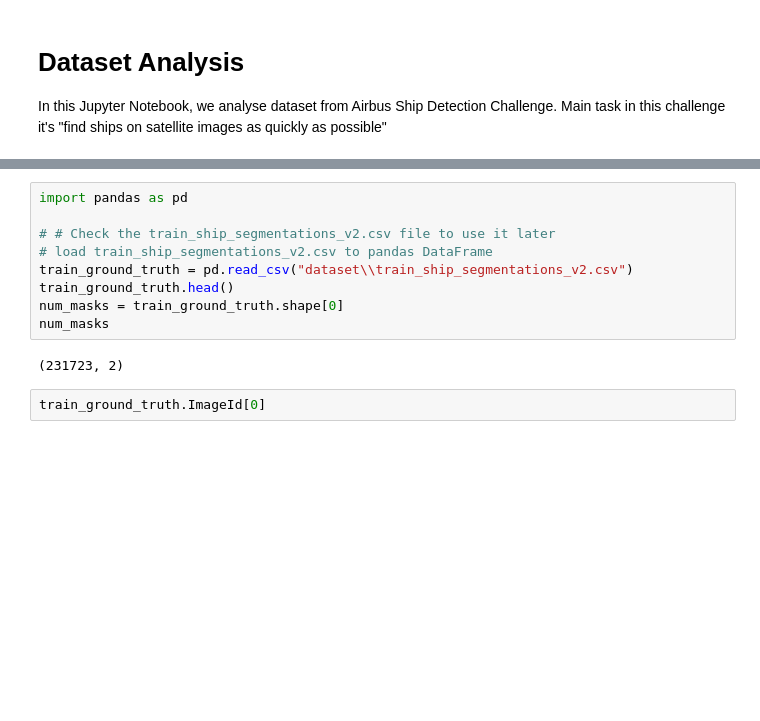
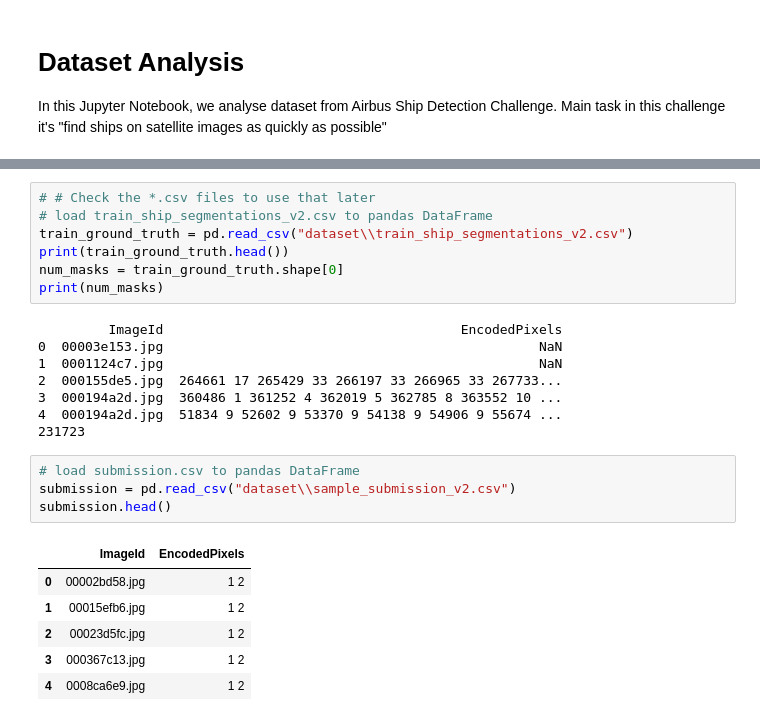
Before and after one commit to lytmercy/asd_challenge, a Jupyter notebook: dataset_analysis.ipynb, the cells around one changed output, grey strips where cells are left out. Drawn from its saved outputs; the diff is of its cells as text; blank space fills up the shorter version.

Commit message:
Finished data analysis in Jupyter Notebook.

```diff
--- a/dataset_analysis.ipynb
+++ b/dataset_analysis.ipynb
@@ -50,15 +99,28 @@ img/255.
 # %%
-import pandas as pd
-
-# # Check the train_ship_segmentations_v2.csv file to use it later
+# # Check the *.csv files to use that later
 # load train_ship_segmentations_v2.csv to pandas DataFrame
 train_ground_truth = pd.read_csv("dataset\\train_ship_segmentations_v2.csv")
-train_ground_truth.head()
+print(train_ground_truth.head())
 num_masks = train_ground_truth.shape[0]
-num_masks
+print(num_masks)
 # %% [output]
-(231723, 2)
+         ImageId                                      EncodedPixels
+0  00003e153.jpg                                                NaN
+1  0001124c7.jpg                                                NaN
+2  000155de5.jpg  264661 17 265429 33 266197 33 266965 33 267733...
+3  000194a2d.jpg  360486 1 361252 4 362019 5 362785 8 363552 10 ...
+4  000194a2d.jpg  51834 9 52602 9 53370 9 54138 9 54906 9 55674 ...
+231723
-# %%
-train_ground_truth.ImageId[0]
+# %%
+# load submission.csv to pandas DataFrame
+submission = pd.read_csv("dataset\\sample_submission_v2.csv")
+submission.head()
+# %% [output]
+|  | ImageId | EncodedPixels |
+| 0 | 00002bd58.jpg | 1 2 |
+| 1 | 00015efb6.jpg | 1 2 |
+| 2 | 00023d5fc.jpg | 1 2 |
+| 3 | 000367c13.jpg | 1 2 |
+| 4 | 0008ca6e9.jpg | 1 2 |
 # %%
 train_ground_truth.ImageId[2]
```
Also changed, not shown: parts of 14 cells of this notebook, 1 other file.
